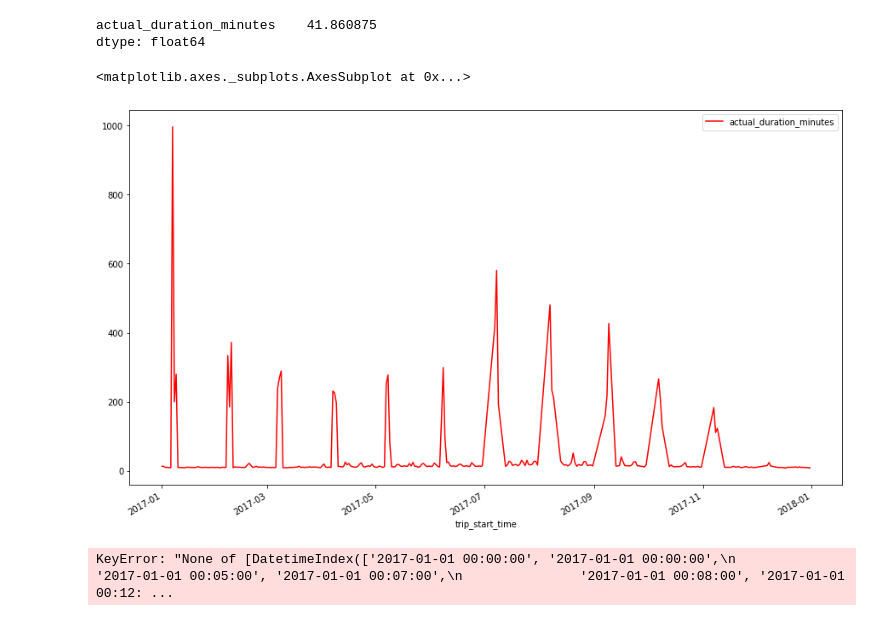
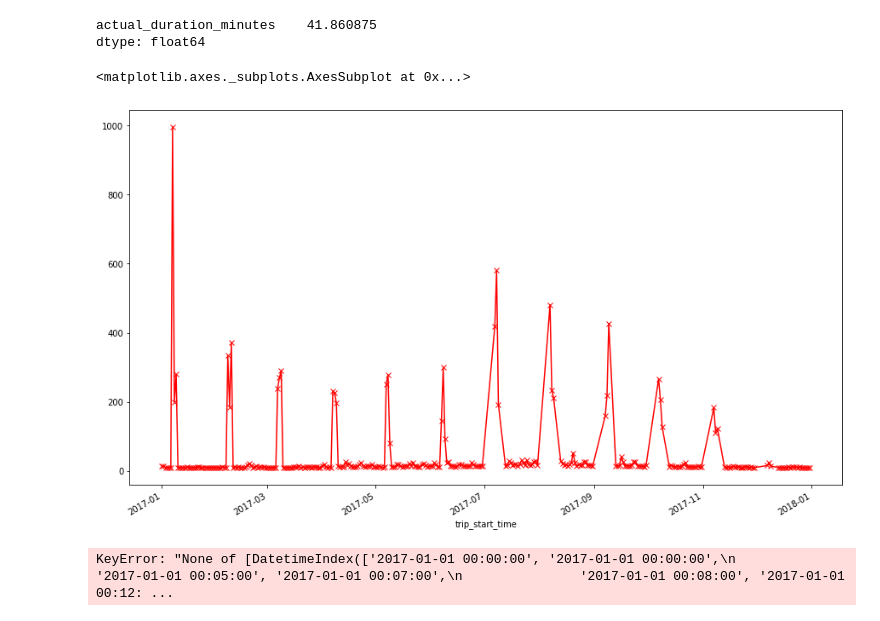
Before and after one commit to PrinceDuru/Operations_Analysis, a Jupyter notebook: Toronto_Bike_Share_Data_Analysis_Code.ipynb, the cells around one changed output. Drawn from its saved outputs; the diff is of its cells as text; code cells hidden in the pictures.

```diff
--- a/Toronto_Bike_Share_Data_Analysis_Code.ipynb
+++ b/Toronto_Bike_Share_Data_Analysis_Code.ipynb
@@ -480,7 +508,7 @@ av_tr.mean()
 actual_duration_minutes    41.860875
 dtype: float64
 # %%
-av_tr['actual_duration_minutes'].plot(kind='line', figsize=(15,9), color='red')
+av_tr['actual_duration_minutes'].plot(kind='line', figsize=(15,9), marker='x', color='red')
 # %% [output]
 <matplotlib.axes._subplots.AxesSubplot at 0x...>
-[figure, old version]
+[figure, new version]
```
Also changed, not shown: parts of 6 cells of this notebook.
